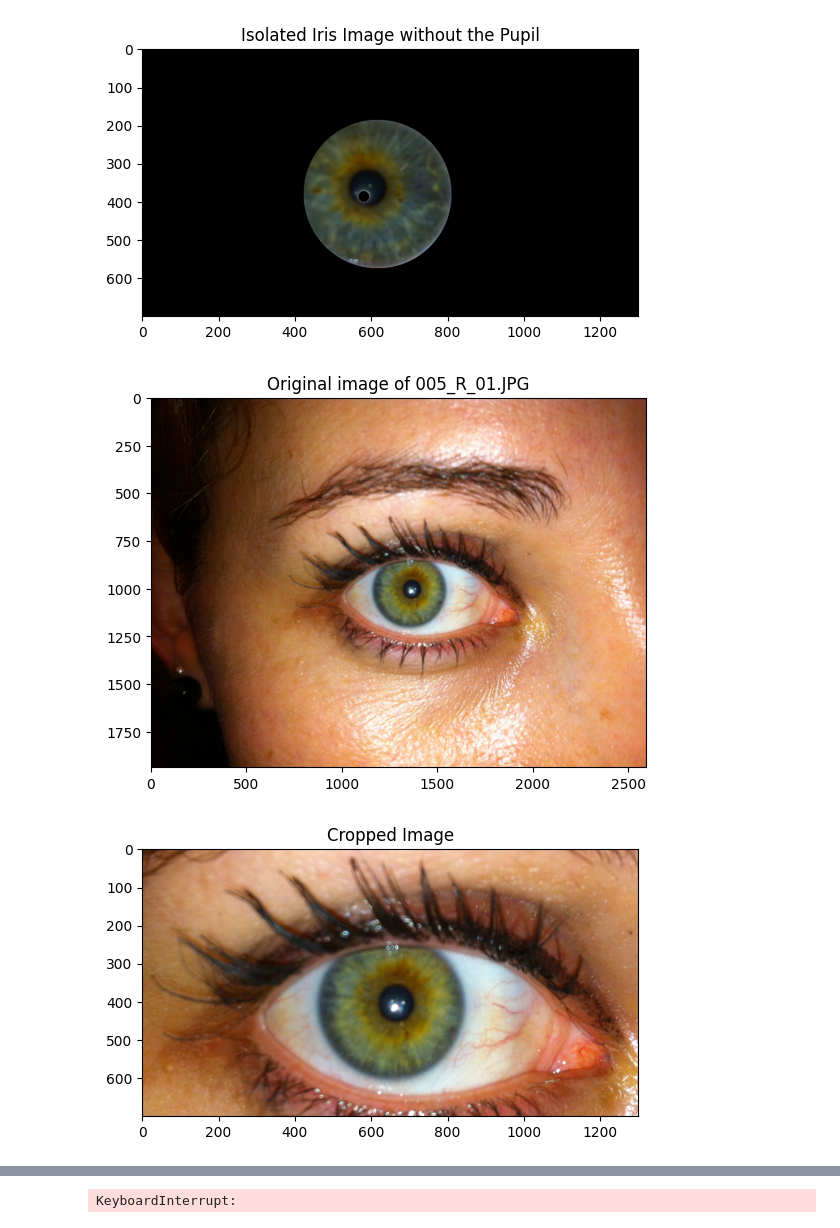
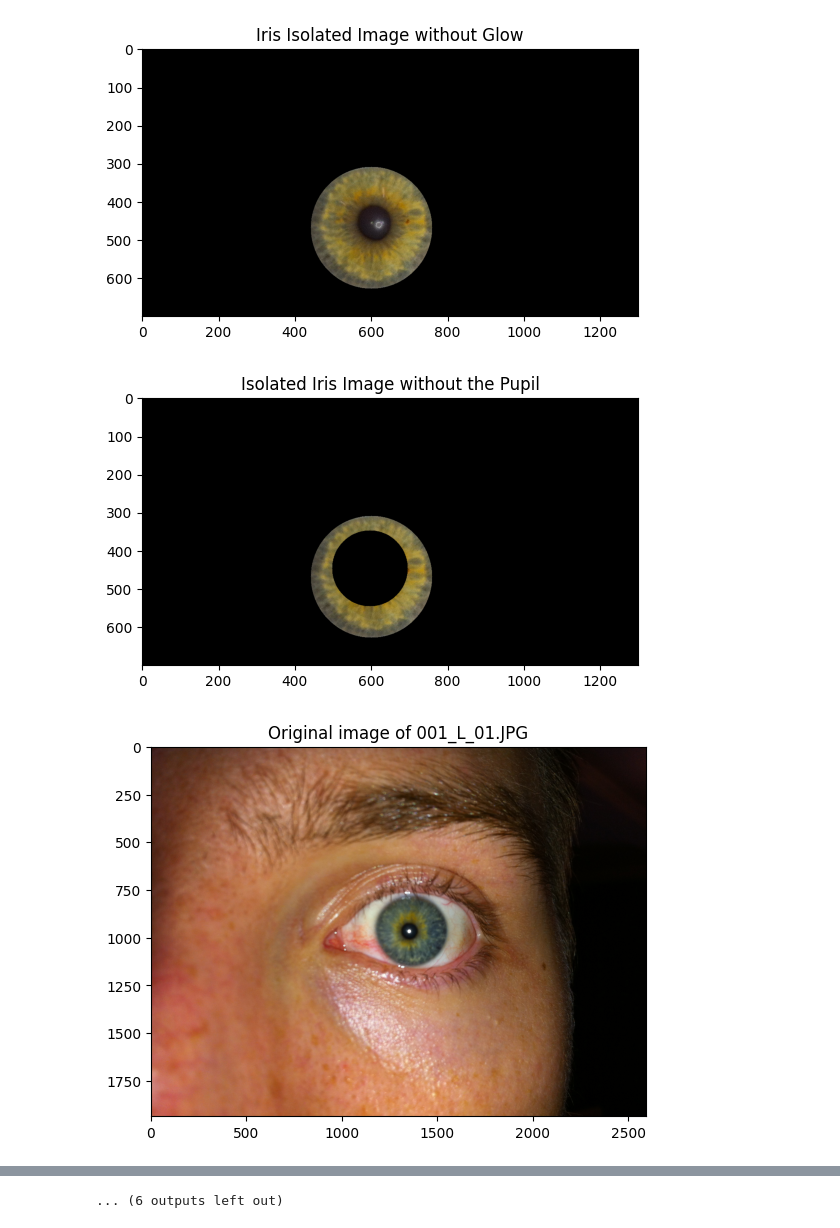
Before and after one commit to zenialexandre/image-processing, a Jupyter notebook: partial_assessment_4_1_hough.ipynb, the cells around one changed output, grey strips where cells are left out. Cells and saved outputs as stored; diff of their text form; code cells hidden in the pictures.

```diff
--- a/partial_assessment_4_1_hough.ipynb
+++ b/partial_assessment_4_1_hough.ipynb
@@ -29,10 +29,10 @@ def show_image(
 def apply_iris_isolation(
   cropped_image: np.ndarray
 ) -> None:
-  circles: np.ndarray = apply_hough_algorithm(cropped_image, 100, 200)
+  circles: np.ndarray = apply_hough_algorithm(cropped_image, dp=2, minDist=150, param1=20, param2=20, minRadius=100, maxRadius=190)
 
-  if circles is not None:
-    iris_circle: np.ndarray = circles[0,:][0]
+  if (circles is not None):
+    iris_circle: np.ndarray = circles[0, :][0]
     pupil_circle: np.ndarray = None
 
     mask: np.ndarray = np.zeros_like(cropped_image, dtype=np.uint8)
@@ -43,14 +43,20 @@ def apply_iris_isolation(
     isolated_iris_image = cv2.bitwise_and(cropped_image, mask)
     show_image(isolated_iris_image, 'Isolated Iris Image')
 
-    circles = apply_hough_algorithm(isolated_iris_image, 10, 85)
-    pupil_circle = min(circles[0,:], key=lambda x: x[2])
+    isolated_iris_image = get_iris_isolated_image_without_glow(isolated_iris_image)
+    circles = apply_hough_algorithm(isolated_iris_image, dp=2, minDist=50, param1=20, param2=20, minRadius=40, maxRadius=100)
 
-    cv2.circle(isolated_iris_image, (pupil_circle[0], pupil_circle[1]), pupil_circle[2], (0, 0, 0), thickness=-1)
-    show_image(isolated_iris_image, 'Isolated Iris Image without the Pupil')
+    if (circles is not None):
+      pupil_circle = circles[0, :][0]
+      cv2.circle(isolated_iris_image, (pupil_circle[0], pupil_circle[1]), pupil_circle[2], (0, 0, 0), thickness=-1)
+      show_image(isolated_iris_image, 'Isolated Iris Image without the Pupil')
 
 def apply_hough_algorithm(
   generic_image: np.ndarray,
+  dp: int,
+  minDist: int,
+  param1: int,
+  param2: int,
   minRadius: int,
   maxRadius: int
 ) -> np.ndarray:
@@ -65,16 +71,34 @@ def apply_hough_algorithm(
   circles: np.ndarray = cv2.HoughCircles(
       thresholded_image,
       cv2.HOUGH_GRADIENT,
-      dp=2,
-      minDist=150,
-      param1=20,
-      param2=20,
+      dp=dp,
+      minDist=minDist,
+      param1=param1,
+      param2=param2,
       minRadius=minRadius,
       maxRadius=maxRadius
   )
-  circles = np.uint16(np.around(circles))
+
+  if (circles is not None):
+    circles = np.uint16(np.around(circles))
 
   return circles
+
+def get_iris_isolated_image_without_glow(
+  iris_isolated_image: np.ndarray
+) -> np.ndarray:
+  hsv: np.ndarray = cv2.cvtColor(iris_isolated_image, cv2.COLOR_BGR2HSV)
+  h, s, v = cv2.split(hsv)
+  _, mask = cv2.threshold(v, 240, 255, cv2.THRESH_BINARY)
+
+  kernel = np.ones((5, 5), np.uint8)
+  mask = cv2.dilate(mask, kernel, iterations=1)
+  mask = cv2.erode(mask, kernel, iterations=1)
+
+  iris_isolated_image = cv2.inpaint(iris_isolated_image, mask, 100, cv2.INPAINT_TELEA)
+  show_image(iris_isolated_image, 'Iris Isolated Image without Glow')
+
+  return iris_isolated_image
 
 if (os.path.exists(content_path)):
   walker = os.walk(content_path)
@@ -98,3 +122,3 @@ if (os.path.exists(content_path)):
-[figure, old version]
+[figure, new version]
-[figure, old version]
+[figure, new version]
-[figure, old version]
+[figure, new version]
@@ -106 +130 @@ if (os.path.exists(content_path)):
-KeyboardInterrupt:
+... (6 outputs left out)
```
Also changed, not shown: parts of 1 cell of this notebook.
